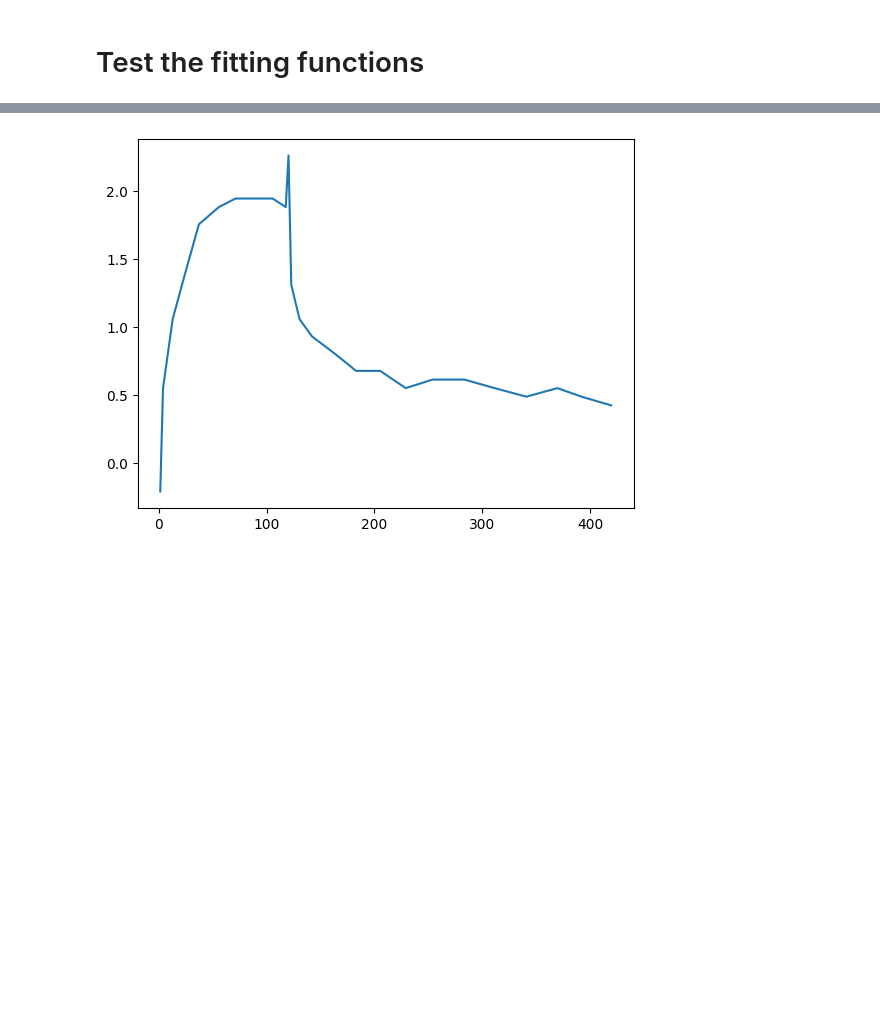
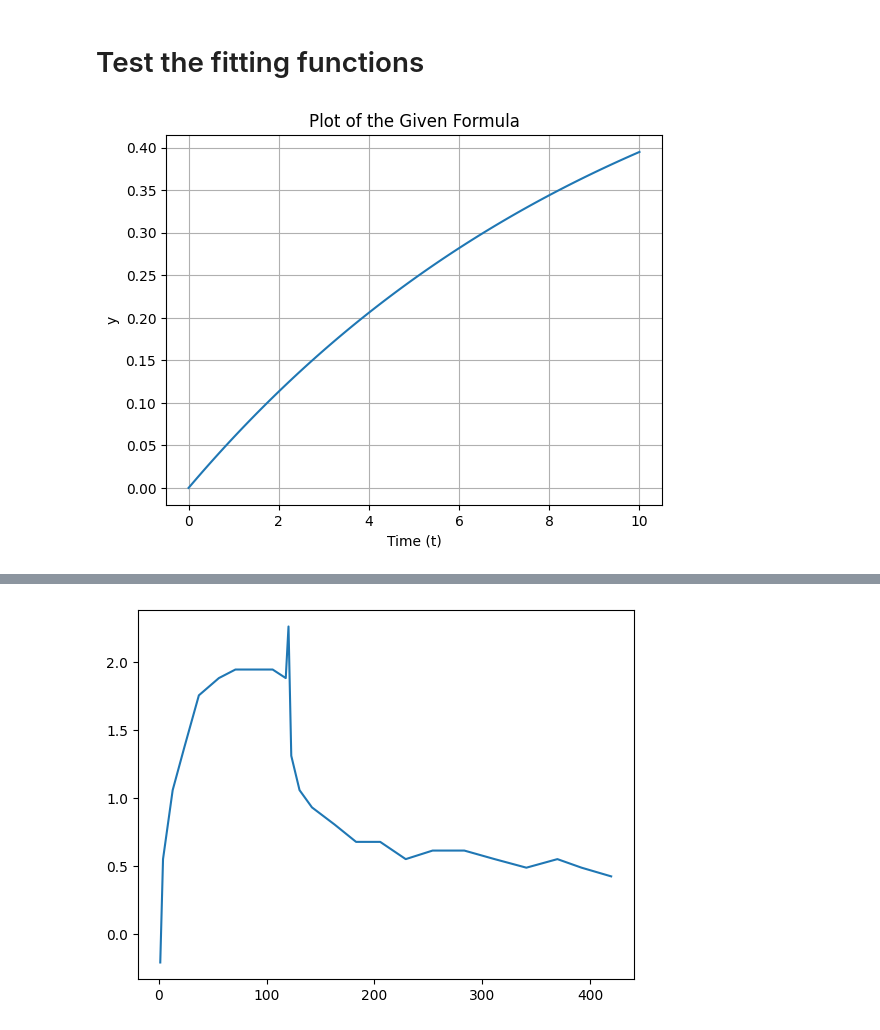
Before and after one commit to Ara101/Data_extraction_kinetic_signaling_data, a Jupyter notebook: code/python/rate_kinetics_0.ipynb, the cells around one changed output, grey strips where cells are left out. Cells and saved outputs as stored; diff of their text form; code cells hidden in the pictures; blank space fills up the shorter version.

```diff
--- a/code/python/rate_kinetics_0.ipynb
+++ b/code/python/rate_kinetics_0.ipynb
@@ -266,4 +266,28 @@ def fit_data(data, time, resposne, assumption = "response to steady state", y_fi
     return param_k, pcov_k
 # %% [markdown]
 # Test the fitting functions
+# %%
+#Example association
+
+# Define the parameters
+y_final = 1.0
+C = 0.5
+k_d = 0.3
+k_on = 0.1
+k_off = 0.05
+t = np.linspace(0, 10, 100)
+
+
+# Calculate the expression
+y = (y_final * C / (k_d + C)) * (1 - 1 / np.exp((k_on * C + k_off) * t))
+
+# Plot the results
+plt.plot(t, y)
+plt.xlabel('Time (t)')
+plt.ylabel('y')
+plt.title('Plot of the Given Formula')
+plt.grid(True)
+plt.show()
+# %% [output]
+[figure, added]
 # %%
```
Also changed, not shown: parts of 4 cells of this notebook.
